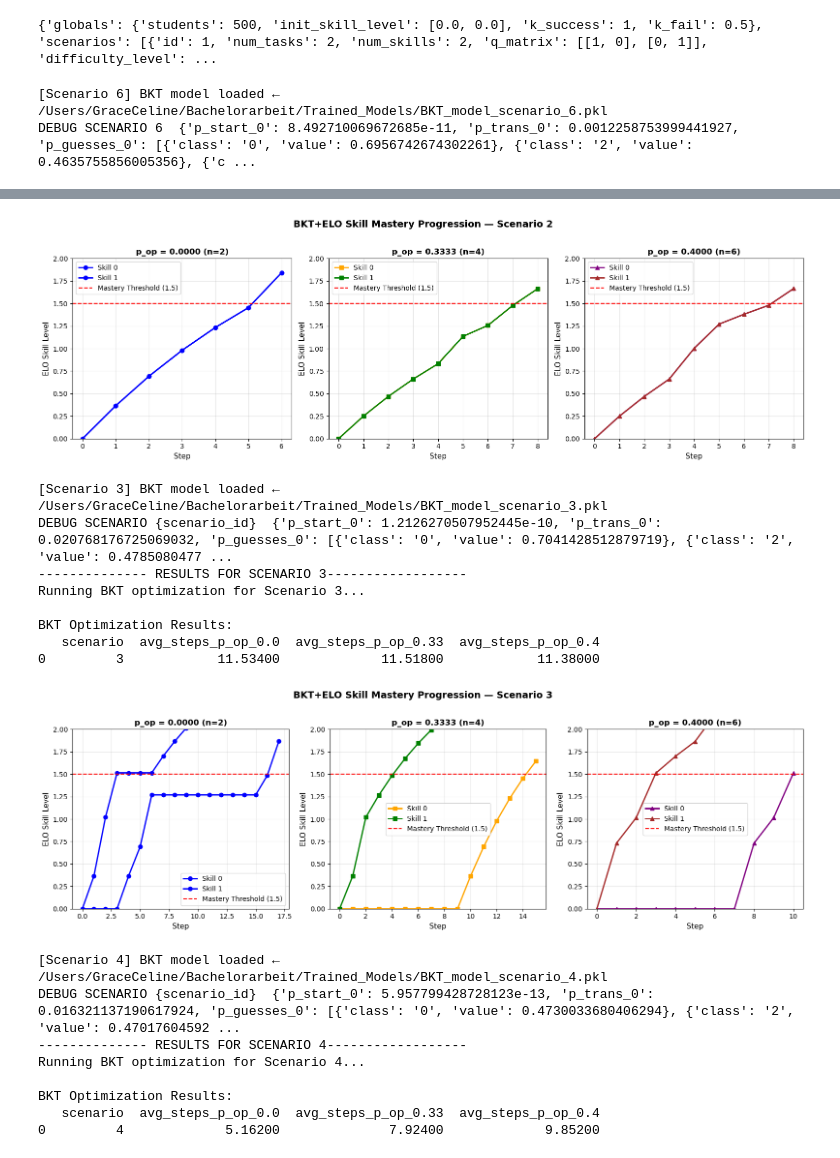
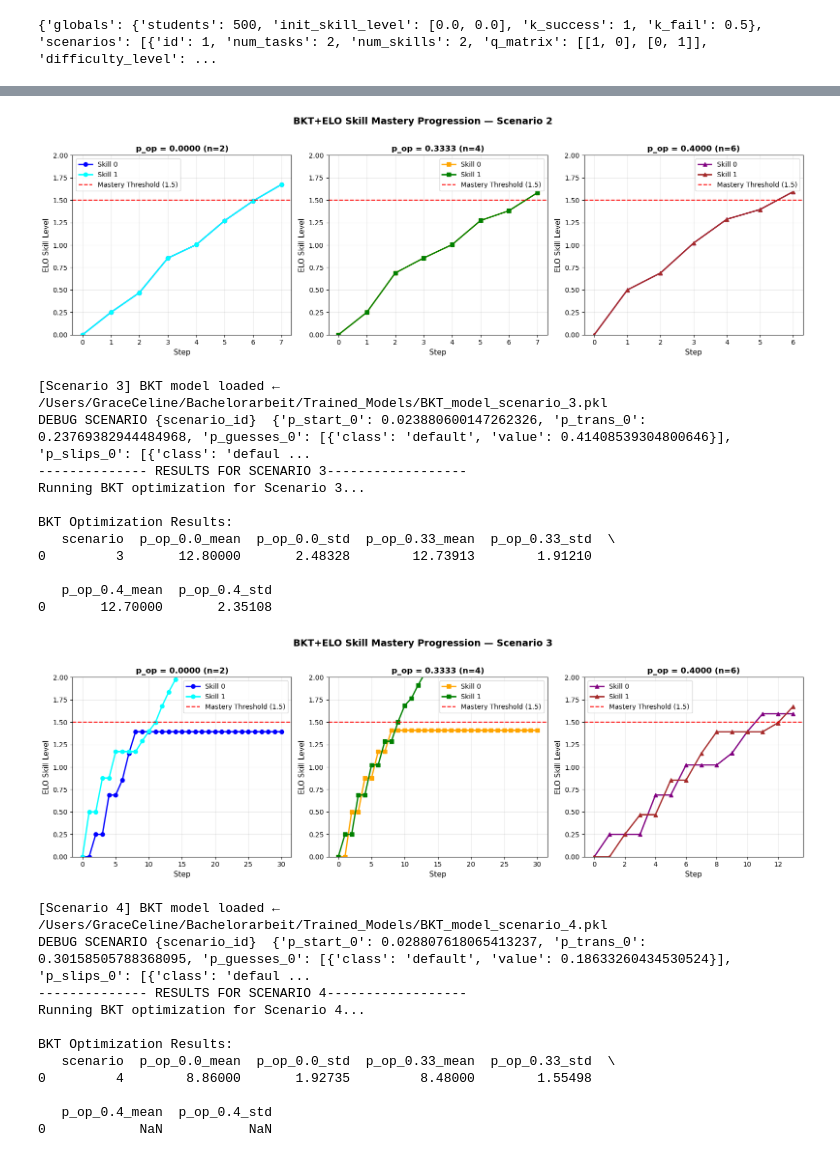
Before and after one commit to GraceCeline/Optimization_Knowledge_Tracing, a Jupyter notebook: Optimization_Script/Highest_Learning_Gain/Optimization_BKT.ipynb, the cells around one changed output, grey strips where cells are left out. Saved outputs shown, nothing was run; the diff lists cells and outputs as text; code cells hidden in the pictures.

Commit message:
updated bkt training params

```diff
--- a/Optimization_Script/Highest_Learning_Gain/Optimization_BKT.ipynb
+++ b/Optimization_Script/Highest_Learning_Gain/Optimization_BKT.ipynb
@@ -455,10 +457,6 @@ def run_optimization_bkt(bkt_parameters, num_tasks, num_skills, q_matrix, diffic
     """
     results = []
 
-    # Run with different n values (determines p_op: lower, normal, higher)
-    # n=2 gives p_op = 0.5 - 1/(2*1) = 0.0
-    # n=4 gives p_op = 0.5 - 1/(2*3) = 0.333
-    # n=6 gives p_op = 0.5 - 1/(2*5) = 0.4
 
     print(f"Running BKT optimization for Scenario {scenario_id}...")
 
@@ -474,9 +472,8 @@ def run_optimization_bkt(bkt_parameters, num_tasks, num_skills, q_matrix, diffic
         num_tasks=num_tasks,
         num_students=num_students
     )
-    average_steps_p_op_0, skill_history_n2, p_op_2 = optimizer_n2.optimize_learning_path()
+    average_steps_p_op_0, std_steps_p_op_0, skill_history_n2, p_op_2 = optimizer_n2.optimize_learning_path()
 
-    # p_op ≈ 0.333 (medium tasks)
     optimizer_n4 = BKTEloOptimization(
         bkt_parameters=bkt_parameters,
         initial_skill_level=initial_skill_level.copy(),
@@ -488,7 +485,8 @@ def run_optimization_bkt(bkt_parameters, num_tasks, num_skills, q_matrix, diffic
         num_tasks=num_tasks,
         num_students=num_students
     )
-    average_steps_p_op_033, skill_history_n4, p_op_4 = optimizer_n4.optimize_learning_path()
+    average_steps_p_op_033, std_steps_p_op_033, skill_history_n4, p_op_4 = optimizer_n4.optimize_learning_path()
+
 
     # p_op ≈ 0.4 (harder tasks)
     optimizer_n6 = BKTEloOptimization(
@@ -502,17 +500,20 @@ def run_optimization_bkt(bkt_parameters, num_tasks, num_skills, q_matrix, diffic
         num_tasks=num_tasks,
         num_students=num_students
     )
-    average_steps_p_op_04, skill_history_n6, p_op_6 = optimizer_n6.optimize_learning_path()
+    average_steps_p_op_04, std_steps_p_op_04, skill_history_n6, p_op_6 = optimizer_n6.optimize_learning_path()
 
-    # Collect results
     results.append({
         "scenario": scenario_id,
-        "avg_steps_p_op_0.0": average_steps_p_op_0,
-        "avg_steps_p_op_0.33": average_steps_p_op_033,
-        "avg_steps_p_op_0.4": average_steps_p_op_04,
+        "p_op_0.0_mean": average_steps_p_op_0,
+        "p_op_0.0_std": std_steps_p_op_0,
+        "p_op_0.33_mean": average_steps_p_op_033,
+        "p_op_0.33_std": std_steps_p_op_033,
+        "p_op_0.4_mean": average_steps_p_op_04,
+        "p_op_0.4_std": std_steps_p_op_04,
     })
 
     results_table = pd.DataFrame(results)
+    # results_table.to_csv(f'../../Results/bkt_results_scenario_{scenario_id}.csv', index=False)
     print("\nBKT Optimization Results:")
     print(results_table)
     print()
@@ -525,7 +526,7 @@ def run_optimization_bkt(bkt_parameters, num_tasks, num_skills, q_matrix, diffic
         (skill_history_n4, f'p_op = {p_op_4:.4f} (n=4)', 's'),
         (skill_history_n6, f'p_op = {p_op_6:.4f} (n=6)', '^')
     ]
-    colors = [('blue', 'blue'), ('orange', 'green'), ('purple', 'brown')]
+    colors = [('blue', 'cyan'), ('orange', 'green'), ('purple', 'brown')]
 
     for ax, (skill_hist, title, marker), (c1, c2) in zip(axes, data, colors):
         steps = range(skill_hist.shape[0])
@@ -577,12 +578,6 @@ students          = global_values["students"]
 init_skill_level  = np.array(global_values["init_skill_level"])
 k_success         = global_values["k_success"]
 k_fail            = global_values["k_fail"]
-# %%
-bkt, bkt_params = load_bkt(6)
-print("DEBUG SCENARIO 6 ", bkt_params)
-# %% [output]
-[Scenario 6] BKT model loaded ← /Users/GraceCeline/Bachelorarbeit/Trained_Models/BKT_model_scenario_6.pkl
-DEBUG SCENARIO 6  {'p_start_0': 8.492710069672685e-11, 'p_trans_0': 0.0012258753999441927, 'p_guesses_0': [{'class': '0', 'value': 0.6956742674302261}, {'class': '2', 'value': 0.4635755856005356}, {'c ...
 # %%
 import sys
 
@@ -598,28 +593,17 @@ for scenario in scenarios:
         print("DEBUG SCENARIO {scenario_id} ", bkt_params)
 
         print(f"-------------- RESULTS FOR SCENARIO {scenario_id}------------------")
-        optimizer = BKTEloOptimization(
-            bkt_parameters=bkt_params,
-            initial_skill_level=init_skill_level,
-            q_matrix=q_matrix,
-            difficulty=difficulty_level,
-            depends=depends,
-            k_success=k_success,
-            n=4,
-            num_tasks=num_tasks,
-            num_students=50
-        )
 
         results_bkt, histories_bkt = run_optimization_bkt(
             bkt_parameters=bkt_params,
-            num_tasks=q_matrix.shape[1],
-            num_skills=q_matrix.shape[0],
+            num_tasks=num_tasks,
+            num_skills=num_skills,
             q_matrix=q_matrix,
             difficulty=difficulty_level,
             depends=depends,
             initial_skill_level=np.array([0.0, 0.0]),
             scenario_id=scenario_id,
-            num_students=500
+            num_students=50
         )
 
 
@@ -652,18 +642,24 @@ BKT Optimization Results:
-[figure, old version]
+[figure, new version]
 [Scenario 3] BKT model loaded ← /Users/GraceCeline/Bachelorarbeit/Trained_Models/BKT_model_scenario_3.pkl
-DEBUG SCENARIO {scenario_id}  {'p_start_0': 1.2126270507952445e-10, 'p_trans_0': 0.020768176725069032, 'p_guesses_0': [{'class': '0', 'value': 0.7041428512879719}, {'class': '2', 'value': 0.4785080477 ...
+DEBUG SCENARIO {scenario_id}  {'p_start_0': 0.023880600147262326, 'p_trans_0': 0.23769382944484968, 'p_guesses_0': [{'class': 'default', 'value': 0.41408539304800646}], 'p_slips_0': [{'class': 'defaul ...
 -------------- RESULTS FOR SCENARIO 3------------------
 Running BKT optimization for Scenario 3...
 
 BKT Optimization Results:
-   scenario  avg_steps_p_op_0.0  avg_steps_p_op_0.33  avg_steps_p_op_0.4
-0         3            11.53400             11.51800            11.38000
+   scenario  p_op_0.0_mean  p_op_0.0_std  p_op_0.33_mean  p_op_0.33_std  \
+0         3       12.80000       2.48328        12.73913        1.91210
+
+   p_op_0.4_mean  p_op_0.4_std
+0       12.70000       2.35108
-[figure, old version]
+[figure, new version]
 [Scenario 4] BKT model loaded ← /Users/GraceCeline/Bachelorarbeit/Trained_Models/BKT_model_scenario_4.pkl
-DEBUG SCENARIO {scenario_id}  {'p_start_0': 5.957799428728123e-13, 'p_trans_0': 0.016321137190617924, 'p_guesses_0': [{'class': '0', 'value': 0.4730033680406294}, {'class': '2', 'value': 0.47017604592 ...
+DEBUG SCENARIO {scenario_id}  {'p_start_0': 0.028807618065413237, 'p_trans_0': 0.30158505788368095, 'p_guesses_0': [{'class': 'default', 'value': 0.18633260434530524}], 'p_slips_0': [{'class': 'defaul ...
 -------------- RESULTS FOR SCENARIO 4------------------
 Running BKT optimization for Scenario 4...
 
 BKT Optimization Results:
-   scenario  avg_steps_p_op_0.0  avg_steps_p_op_0.33  avg_steps_p_op_0.4
-0         4             5.16200              7.92400             9.85200
+   scenario  p_op_0.0_mean  p_op_0.0_std  p_op_0.33_mean  p_op_0.33_std  \
+0         4        8.86000       1.92735         8.48000        1.55498
+
+   p_op_0.4_mean  p_op_0.4_std
+0            NaN           NaN
```
Also changed, not shown: parts of 2 cells of this notebook, 13 other files.
